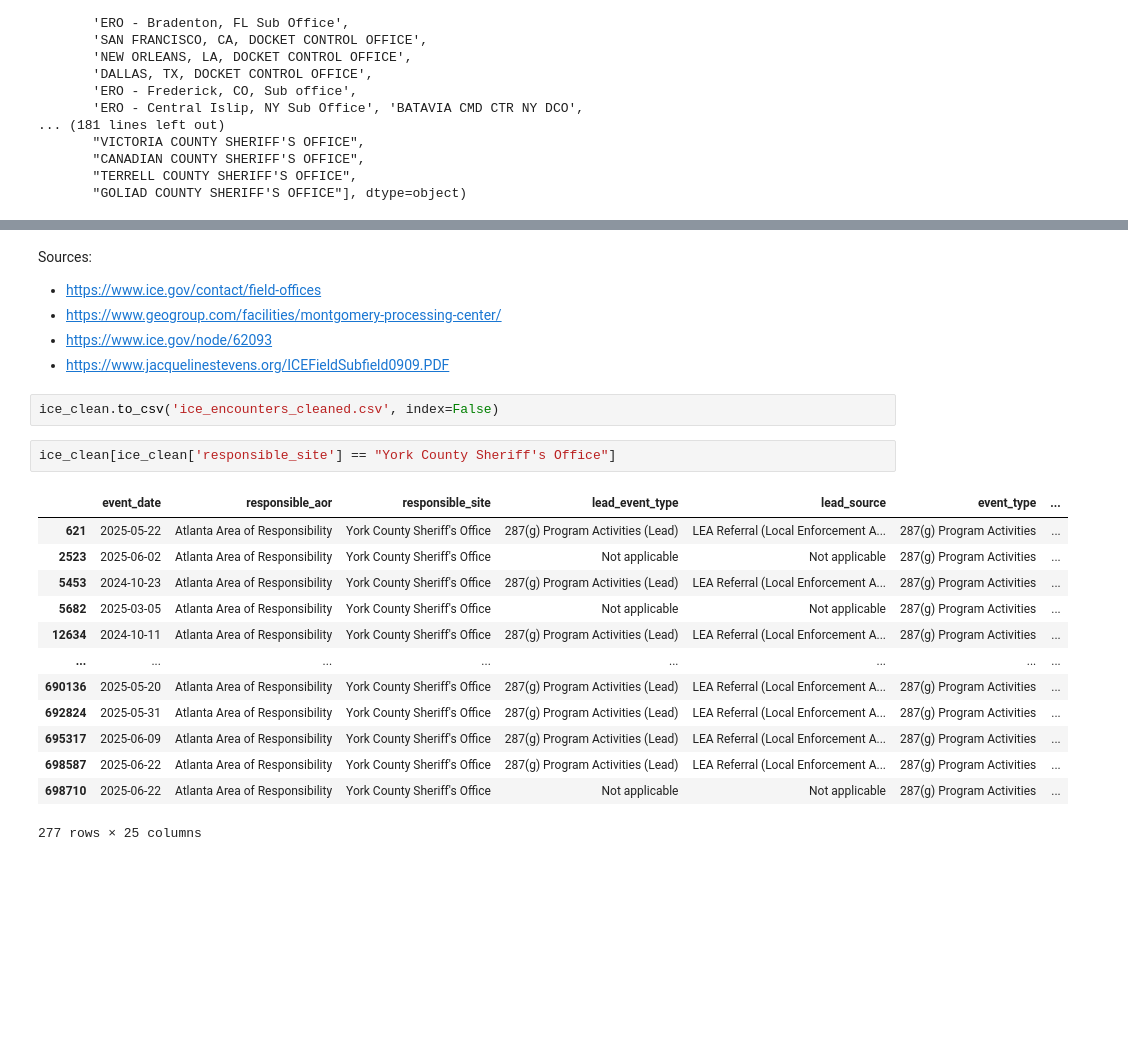
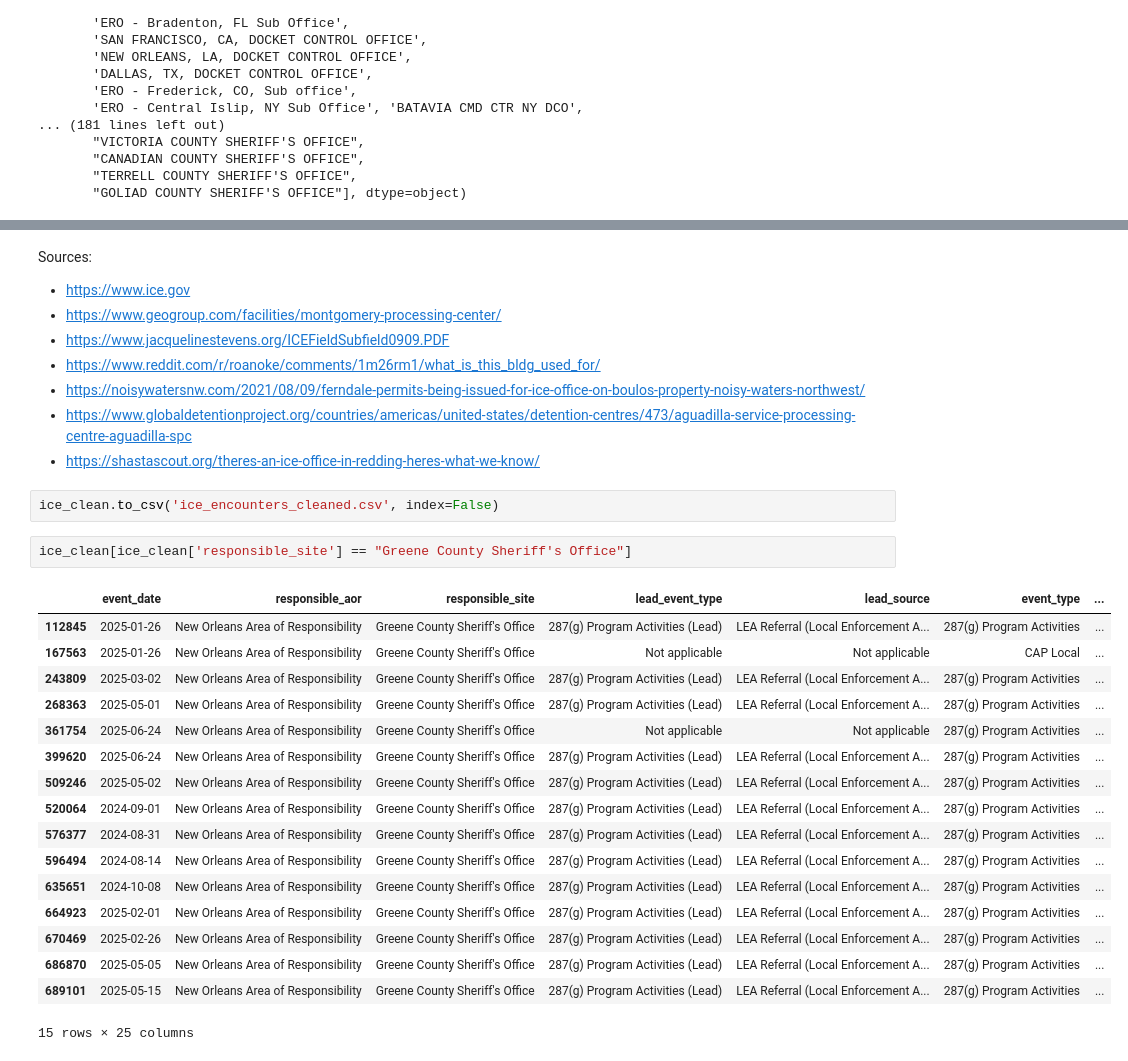
Before and after one commit to glow-27/Ice-Encounters-Mapping, a Jupyter notebook: preprocessing.ipynb, the cells around one changed output, grey strips where cells are left out. Cells and saved outputs as stored; diff of their text form; blank space fills up the shorter version.

```diff
--- a/preprocessing.ipynb
+++ b/preprocessing.ipynb
@@ -639,25 +900,32 @@ lon_dict = {
 #ice_clean["office_lon"]
 # %% [markdown]
 Sources:
-* https://www.ice.gov/contact/field-offices
+* https://www.ice.gov
 * https://www.geogroup.com/facilities/montgomery-processing-center/
-* https://www.ice.gov/node/62093
 * https://www.jacquelinestevens.org/ICEFieldSubfield0909.PDF
+* https://www.reddit.com/r/roanoke/comments/1m26rm1/what_is_this_bldg_used_for/
+* https://noisywatersnw.com/2021/08/09/ferndale-permits-being-issued-for-ice-office-on-boulos-property-noisy-waters-northwest/
+* https://www.globaldetentionproject.org/countries/americas/united-states/detention-centres/473/aguadilla-service-processing-centre-aguadilla-spc
+* https://shastascout.org/theres-an-ice-office-in-redding-heres-what-we-know/
 # %%
 ice_clean.to_csv('ice_encounters_cleaned.csv', index=False)
 # %%
-ice_clean[ice_clean['responsible_site'] == "York County Sheriff's Office"]
+ice_clean[ice_clean['responsible_site'] == "Greene County Sheriff's Office"]
 # %% [output]
 |  | event_date | responsible_aor | responsible_site | lead_event_type | lead_source | event_type | ... |
-| 621 | 2025-05-22 | Atlanta Area of Responsibility | York County Sheriff's Office | 287(g) Program Activities (Lead) | LEA Referral (Local Enforcement A... | 287(g) Program Activities | ... |
-| 2523 | 2025-06-02 | Atlanta Area of Responsibility | York County Sheriff's Office | Not applicable | Not applicable | 287(g) Program Activities | ... |
-| 5453 | 2024-10-23 | Atlanta Area of Responsibility | York County Sheriff's Office | 287(g) Program Activities (Lead) | LEA Referral (Local Enforcement A... | 287(g) Program Activities | ... |
-| 5682 | 2025-03-05 | Atlanta Area of Responsibility | York County Sheriff's Office | Not applicable | Not applicable | 287(g) Program Activities | ... |
-| 12634 | 2024-10-11 | Atlanta Area of Responsibility | York County Sheriff's Office | 287(g) Program Activities (Lead) | LEA Referral (Local Enforcement A... | 287(g) Program Activities | ... |
-| ... | ... | ... | ... | ... | ... | ... | ... |
-| 690136 | 2025-05-20 | Atlanta Area of Responsibility | York County Sheriff's Office | 287(g) Program Activities (Lead) | LEA Referral (Local Enforcement A... | 287(g) Program Activities | ... |
-| 692824 | 2025-05-31 | Atlanta Area of Responsibility | York County Sheriff's Office | 287(g) Program Activities (Lead) | LEA Referral (Local Enforcement A... | 287(g) Program Activities | ... |
-| 695317 | 2025-06-09 | Atlanta Area of Responsibility | York County Sheriff's Office | 287(g) Program Activities (Lead) | LEA Referral (Local Enforcement A... | 287(g) Program Activities | ... |
-| 698587 | 2025-06-22 | Atlanta Area of Responsibility | York County Sheriff's Office | 287(g) Program Activities (Lead) | LEA Referral (Local Enforcement A... | 287(g) Program Activities | ... |
-| 698710 | 2025-06-22 | Atlanta Area of Responsibility | York County Sheriff's Office | Not applicable | Not applicable | 287(g) Program Activities | ... |
+| 112845 | 2025-01-26 | New Orleans Area of Responsibility | Greene County Sheriff's Office | 287(g) Program Activities (Lead) | LEA Referral (Local Enforcement A... | 287(g) Program Activities | ... |
+| 167563 | 2025-01-26 | New Orleans Area of Responsibility | Greene County Sheriff's Office | Not applicable | Not applicable | CAP Local | ... |
+| 243809 | 2025-03-02 | New Orleans Area of Responsibility | Greene County Sheriff's Office | 287(g) Program Activities (Lead) | LEA Referral (Local Enforcement A... | 287(g) Program Activities | ... |
+| 268363 | 2025-05-01 | New Orleans Area of Responsibility | Greene County Sheriff's Office | 287(g) Program Activities (Lead) | LEA Referral (Local Enforcement A... | 287(g) Program Activities | ... |
+| 361754 | 2025-06-24 | New Orleans Area of Responsibility | Greene County Sheriff's Office | Not applicable | Not applicable | 287(g) Program Activities | ... |
+| 399620 | 2025-06-24 | New Orleans Area of Responsibility | Greene County Sheriff's Office | 287(g) Program Activities (Lead) | LEA Referral (Local Enforcement A... | 287(g) Program Activities | ... |
+| 509246 | 2025-05-02 | New Orleans Area of Responsibility | Greene County Sheriff's Office | 287(g) Program Activities (Lead) | LEA Referral (Local Enforcement A... | 287(g) Program Activities | ... |
+| 520064 | 2024-09-01 | New Orleans Area of Responsibility | Greene County Sheriff's Office | 287(g) Program Activities (Lead) | LEA Referral (Local Enforcement A... | 287(g) Program Activities | ... |
+| 576377 | 2024-08-31 | New Orleans Area of Responsibility | Greene County Sheriff's Office | 287(g) Program Activities (Lead) | LEA Referral (Local Enforcement A... | 287(g) Program Activities | ... |
+| 596494 | 2024-08-14 | New Orleans Area of Responsibility | Greene County Sheriff's Office | 287(g) Program Activities (Lead) | LEA Referral (Local Enforcement A... | 287(g) Program Activities | ... |
+| 635651 | 2024-10-08 | New Orleans Area of Responsibility | Greene County Sheriff's Office | 287(g) Program Activities (Lead) | LEA Referral (Local Enforcement A... | 287(g) Program Activities | ... |
+| 664923 | 2025-02-01 | New Orleans Area of Responsibility | Greene County Sheriff's Office | 287(g) Program Activities (Lead) | LEA Referral (Local Enforcement A... | 287(g) Program Activities | ... |
+| 670469 | 2025-02-26 | New Orleans Area of Responsibility | Greene County Sheriff's Office | 287(g) Program Activities (Lead) | LEA Referral (Local Enforcement A... | 287(g) Program Activities | ... |
+| 686870 | 2025-05-05 | New Orleans Area of Responsibility | Greene County Sheriff's Office | 287(g) Program Activities (Lead) | LEA Referral (Local Enforcement A... | 287(g) Program Activities | ... |
+| 689101 | 2025-05-15 | New Orleans Area of Responsibility | Greene County Sheriff's Office | 287(g) Program Activities (Lead) | LEA Referral (Local Enforcement A... | 287(g) Program Activities | ... |
-277 rows × 25 columns
+15 rows × 25 columns
```
Also changed, not shown: parts of 3 cells of this notebook.
